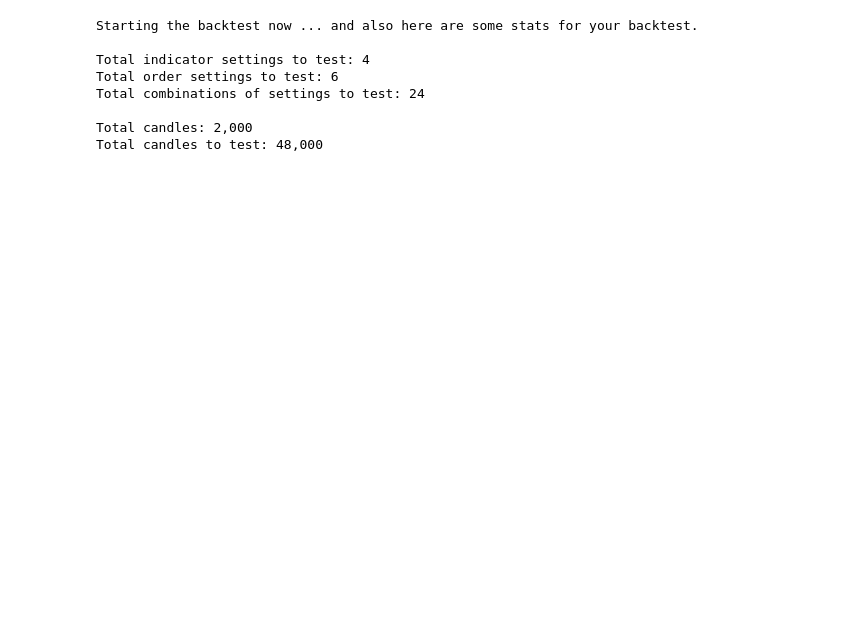
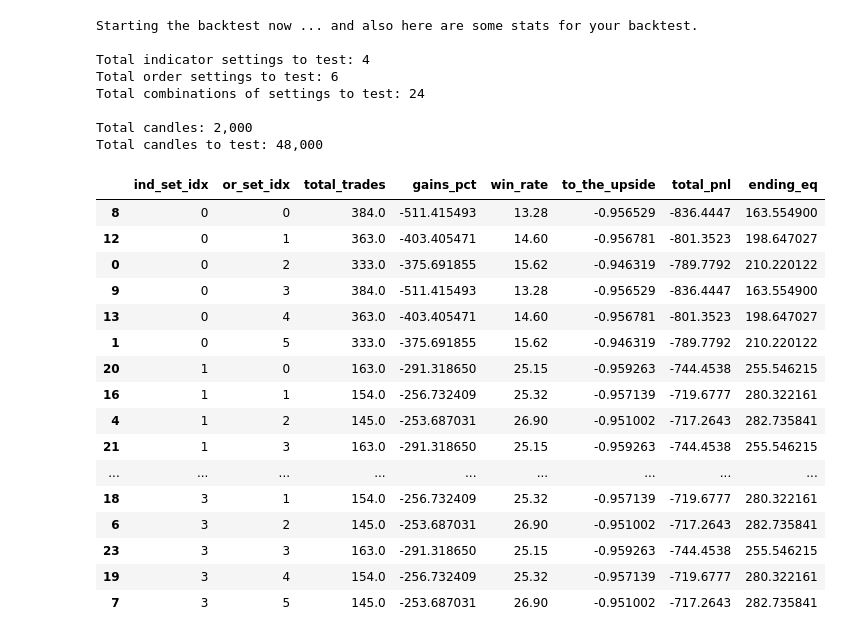
Before and after one commit to quantfreedom/QuantFreedom, a Jupyter notebook: quantfreedom/strategies/test_strat.ipynb, the cells around one changed output. Cells and saved outputs as stored; diff of their text form; code cells hidden in the pictures; blank space fills up the shorter version.

```diff
--- a/quantfreedom/strategies/test_strat.ipynb
+++ b/quantfreedom/strategies/test_strat.ipynb
@@ -74,6 +93,26 @@ Total combinations of settings to test: 24
 
 Total candles: 2,000
 Total candles to test: 48,000
+# %%
+candles_reg.sort_values(['ind_set_idx','or_set_idx']).iloc[:]
+# %% [output]
+|  | ind_set_idx | or_set_idx | total_trades | gains_pct | win_rate | to_the_upside | total_pnl | ending_eq |
+| 8 | 0 | 0 | 384.0 | -511.415493 | 13.28 | -0.956529 | -836.4447 | 163.554900 |
+| 12 | 0 | 1 | 363.0 | -403.405471 | 14.60 | -0.956781 | -801.3523 | 198.647027 |
+| 0 | 0 | 2 | 333.0 | -375.691855 | 15.62 | -0.946319 | -789.7792 | 210.220122 |
+| 9 | 0 | 3 | 384.0 | -511.415493 | 13.28 | -0.956529 | -836.4447 | 163.554900 |
+| 13 | 0 | 4 | 363.0 | -403.405471 | 14.60 | -0.956781 | -801.3523 | 198.647027 |
+| 1 | 0 | 5 | 333.0 | -375.691855 | 15.62 | -0.946319 | -789.7792 | 210.220122 |
+| 20 | 1 | 0 | 163.0 | -291.318650 | 25.15 | -0.959263 | -744.4538 | 255.546215 |
+| 16 | 1 | 1 | 154.0 | -256.732409 | 25.32 | -0.957139 | -719.6777 | 280.322161 |
+| 4 | 1 | 2 | 145.0 | -253.687031 | 26.90 | -0.951002 | -717.2643 | 282.735841 |
+| 21 | 1 | 3 | 163.0 | -291.318650 | 25.15 | -0.959263 | -744.4538 | 255.546215 |
+| ... | ... | ... | ... | ... | ... | ... | ... | ... |
+| 18 | 3 | 1 | 154.0 | -256.732409 | 25.32 | -0.957139 | -719.6777 | 280.322161 |
+| 6 | 3 | 2 | 145.0 | -253.687031 | 26.90 | -0.951002 | -717.2643 | 282.735841 |
+| 23 | 3 | 3 | 163.0 | -291.318650 | 25.15 | -0.959263 | -744.4538 | 255.546215 |
+| 19 | 3 | 4 | 154.0 | -256.732409 | 25.32 | -0.957139 | -719.6777 | 280.322161 |
+| 7 | 3 | 5 | 145.0 | -253.687031 | 26.90 | -0.951002 | -717.2643 | 282.735841 |
 # %%
 strategy = Strategy(
     candle_processing_mode=CandleProcessingType.CandleBacktest,
```
Also changed, not shown: parts of 6 cells of this notebook, 4 other files.
